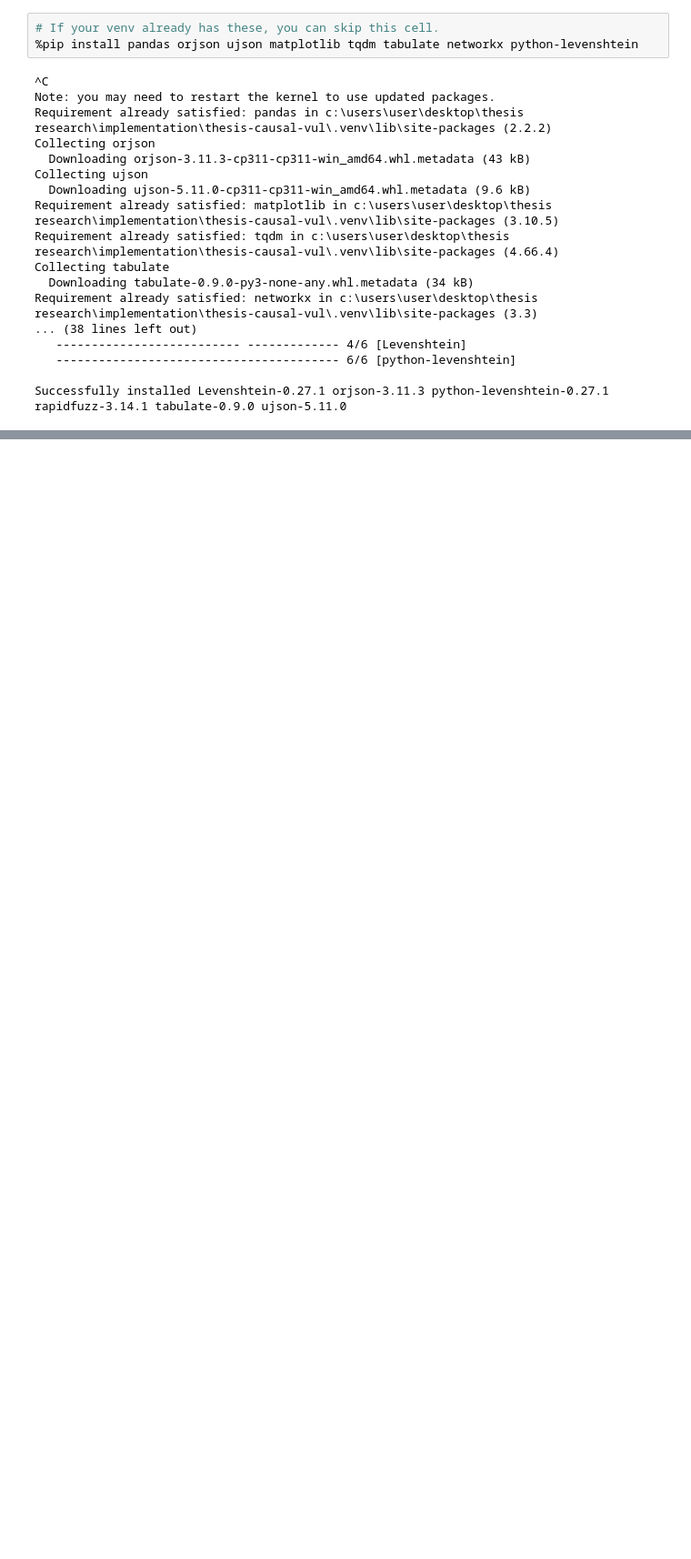
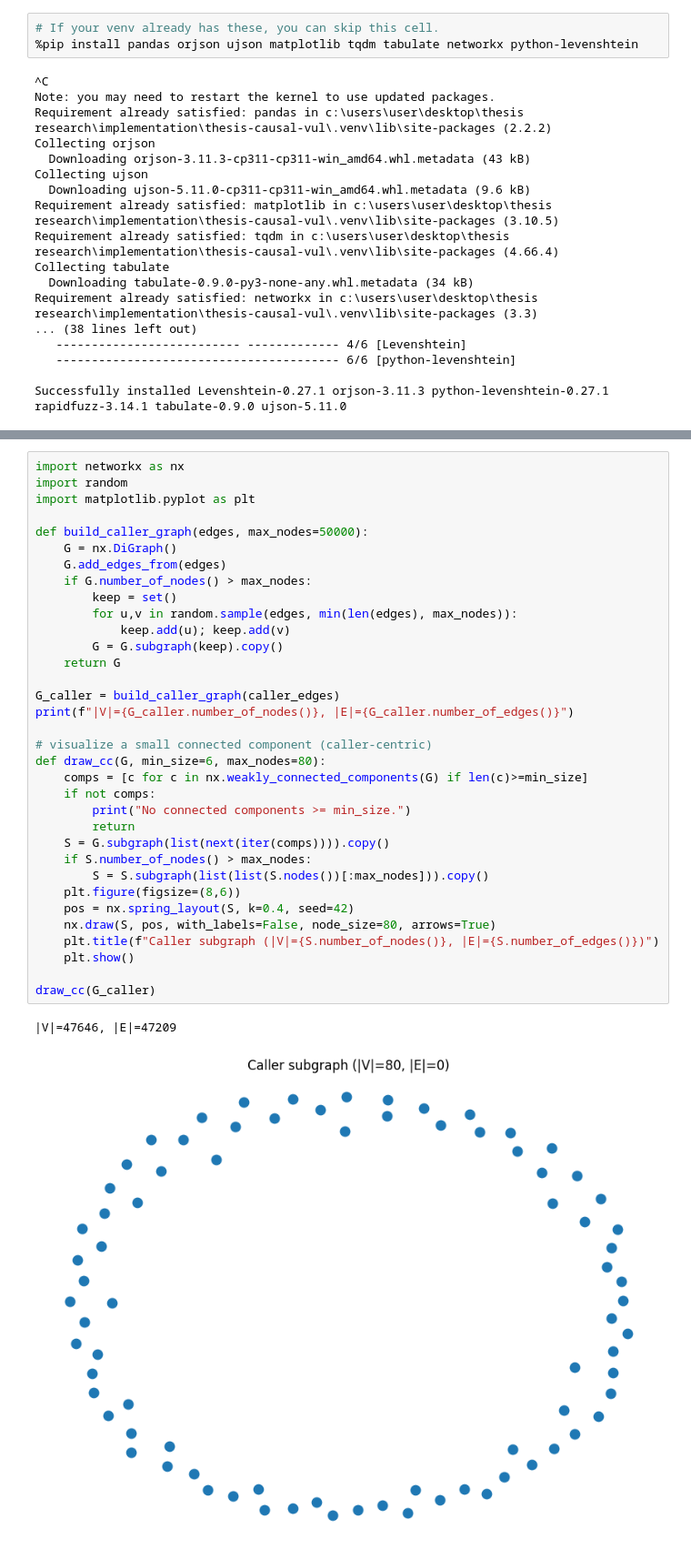
Before and after one commit to isuvo/Thesis_Causalchain, a Jupyter notebook: notebooks/01_ReposVul.ipynb, the cells around one changed output, grey strips where cells are left out. Shown: that part at 91% size. Cells and saved outputs as stored; diff of their text form; blank space fills up the shorter version.

```diff
--- a/notebooks/01_ReposVul.ipynb
+++ b/notebooks/01_ReposVul.ipynb
@@ -83,0 +1710,37 @@ for split, fp in FILES.items():
+# %%
+import networkx as nx
+import random
+import matplotlib.pyplot as plt
+
+def build_caller_graph(edges, max_nodes=50000):
+    G = nx.DiGraph()
+    G.add_edges_from(edges)
+    if G.number_of_nodes() > max_nodes:
+        keep = set()
+        for u,v in random.sample(edges, min(len(edges), max_nodes)):
+            keep.add(u); keep.add(v)
+        G = G.subgraph(keep).copy()
+    return G
+
+G_caller = build_caller_graph(caller_edges)
+print(f"|V|={G_caller.number_of_nodes()}, |E|={G_caller.number_of_edges()}")
+
+# visualize a small connected component (caller-centric)
+def draw_cc(G, min_size=6, max_nodes=80):
+    comps = [c for c in nx.weakly_connected_components(G) if len(c)>=min_size]
+    if not comps:
+        print("No connected components >= min_size.")
+        return
+    S = G.subgraph(list(next(iter(comps)))).copy()
+    if S.number_of_nodes() > max_nodes:
+        S = S.subgraph(list(list(S.nodes())[:max_nodes])).copy()
+    plt.figure(figsize=(8,6))
+    pos = nx.spring_layout(S, k=0.4, seed=42)
+    nx.draw(S, pos, with_labels=False, node_size=80, arrows=True)
+    plt.title(f"Caller subgraph (|V|={S.number_of_nodes()}, |E|={S.number_of_edges()})")
+    plt.show()
+
+draw_cc(G_caller)
+# %% [output]
+|V|=47646, |E|=47209
+[figure, added]
```
Also changed, not shown: parts of 36 cells of this notebook, 1 other file.
